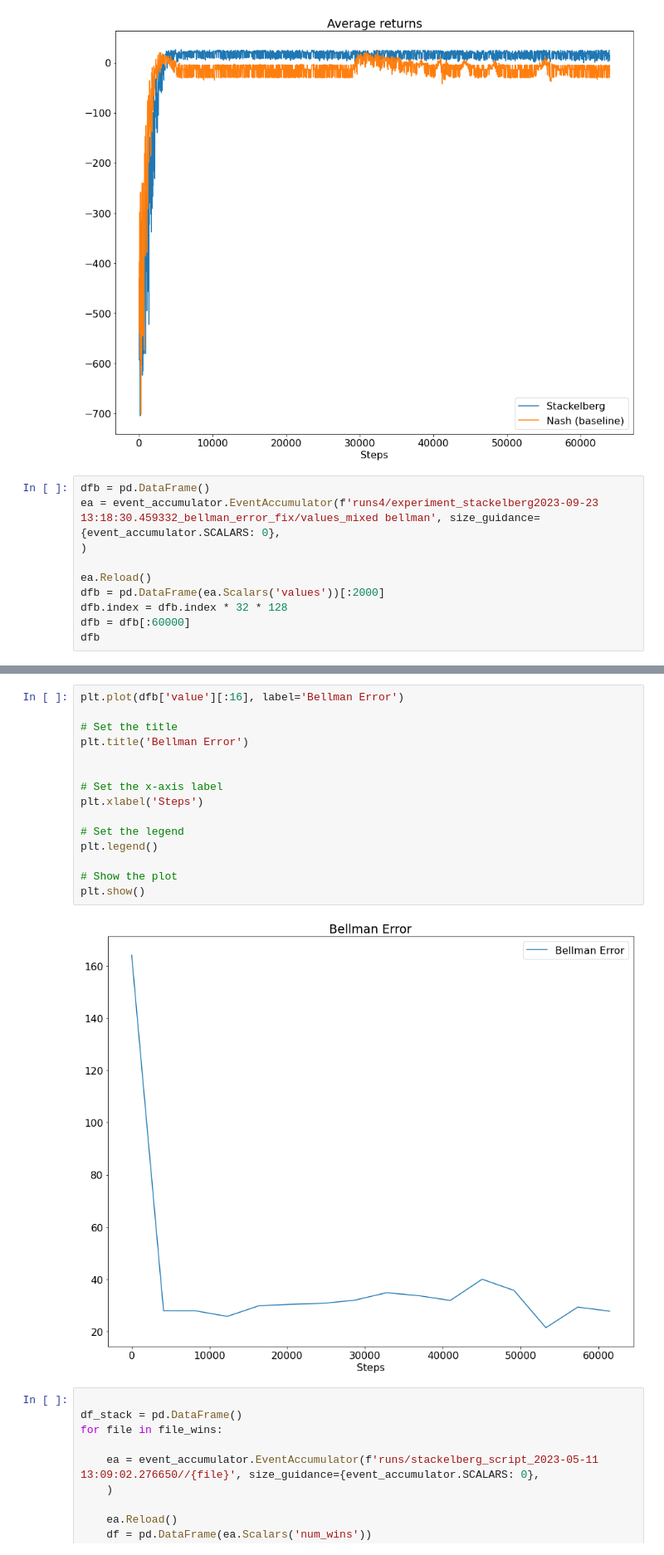
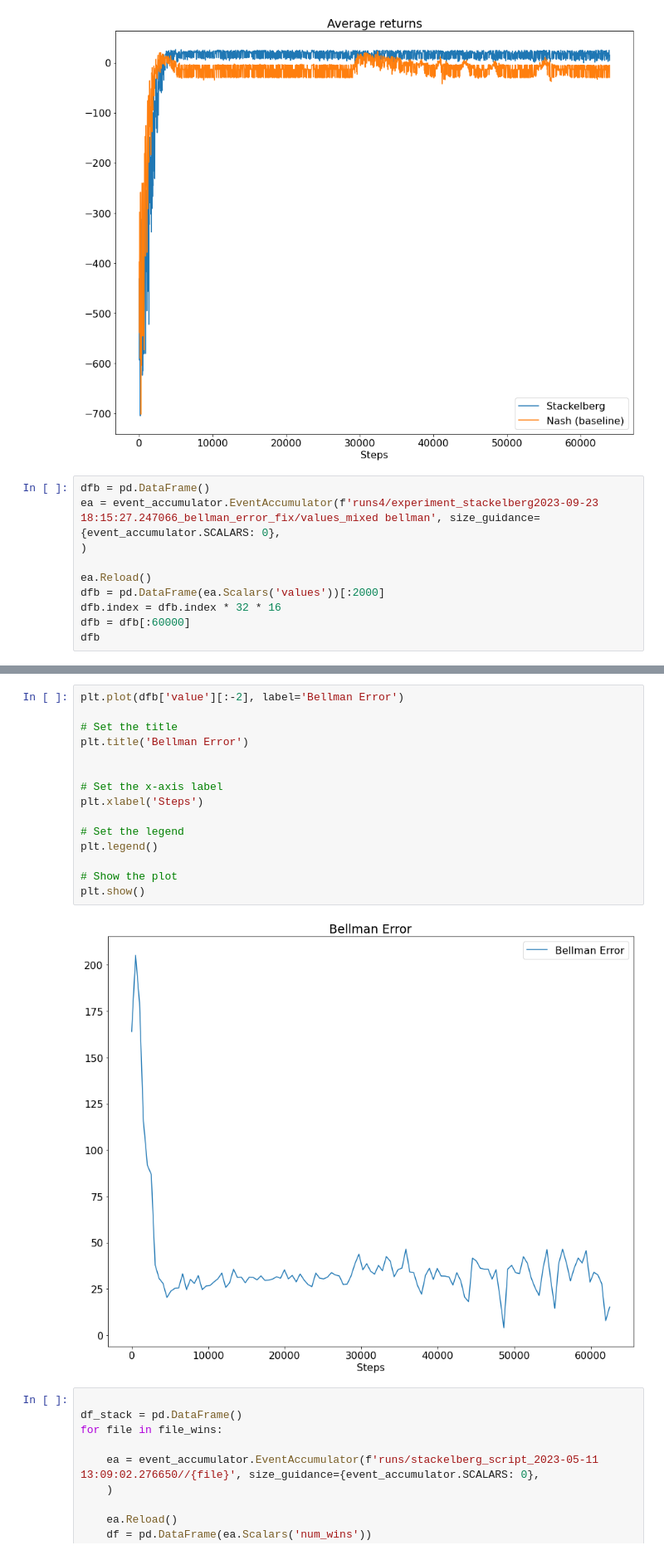
Before and after one commit to arjun-prakash/stackelberg-reach-avoid, a Jupyter notebook: gym_examples/src/process_data.ipynb, the cells around one changed output, grey strips where cells are left out. Shown at 83% size. Saved outputs shown, nothing was run; the diff lists cells and outputs as text.

Commit message:
bellman error

```diff
--- a/gym_examples/src/process_data.ipynb
+++ b/gym_examples/src/process_data.ipynb
@@ -84,12 +81,12 @@ plt.show()
 [figure]
 # %%
 dfb = pd.DataFrame()
-ea = event_accumulator.EventAccumulator(f'runs4/experiment_stackelberg2023-09-23 13:18:30.459332_bellman_error_fix/values_mixed bellman', size_guidance={event_accumulator.SCALARS: 0},
+ea = event_accumulator.EventAccumulator(f'runs4/experiment_stackelberg2023-09-23 18:15:27.247066_bellman_error_fix/values_mixed bellman', size_guidance={event_accumulator.SCALARS: 0},
 )
 
 ea.Reload()
 dfb = pd.DataFrame(ea.Scalars('values'))[:2000]
-dfb.index = dfb.index * 32 * 128
+dfb.index = dfb.index * 32 * 16
 dfb = dfb[:60000]
 dfb
 # %% [output]
@@ -113,20 +106,20 @@ dfb
 # %%
-plt.plot(dfb['value'][:16], label='Bellman Error')
+plt.plot(dfb['value'][:-2], label='Bellman Error')
 
 # Set the title
 plt.title('Bellman Error')
 
 
 # Set the x-axis label
 plt.xlabel('Steps')
 
 # Set the legend
 plt.legend()
 
 # Show the plot
 plt.show()
 # %% [output]
-[figure, old version]
+[figure, new version]
 # %%
 
 df_stack = pd.DataFrame()
```
Also changed, not shown: parts of 3 cells of this notebook.
